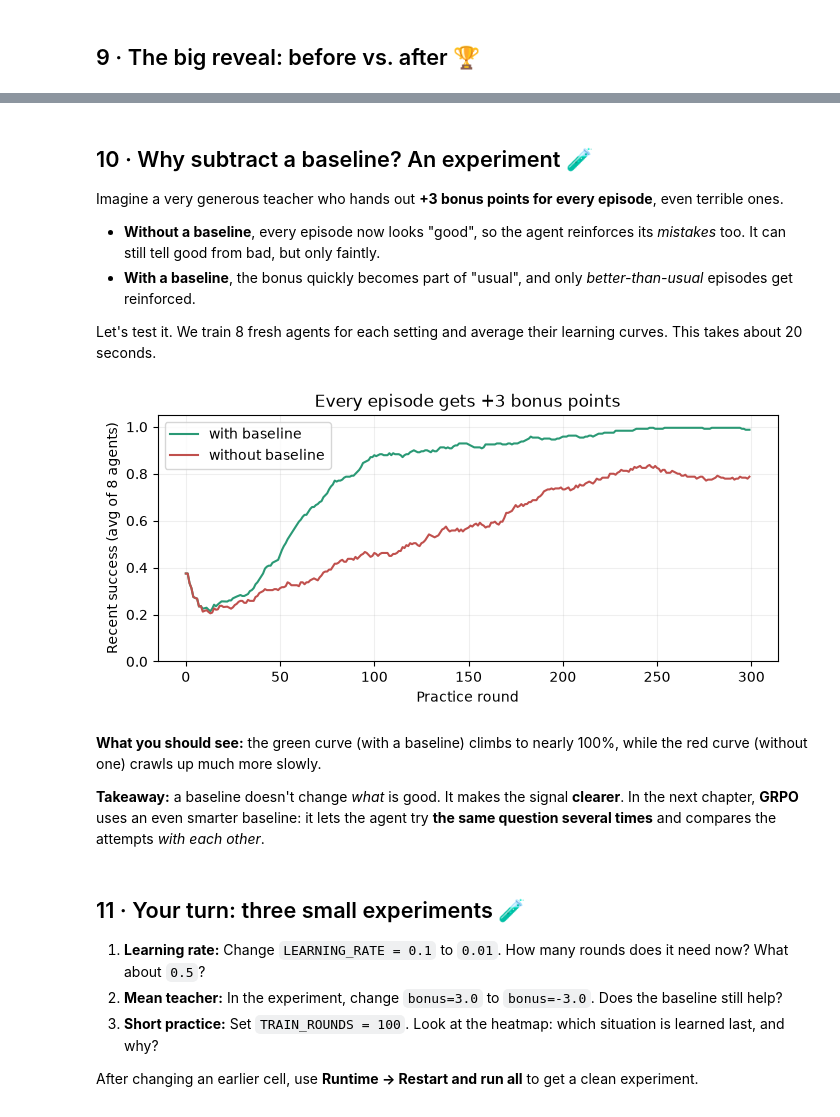
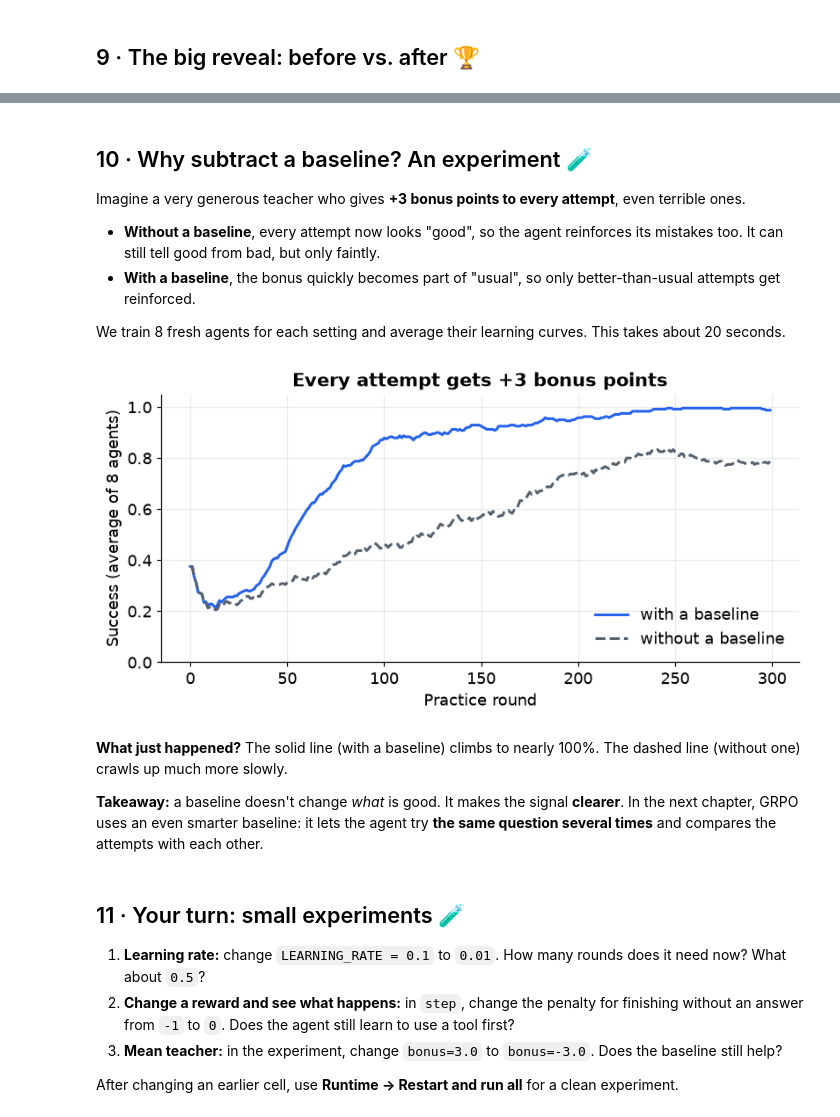
Before and after one commit to HamedKhosravi99/Train-Your-RL-Agent, a Jupyter notebook: notebooks/02_policy_gradient_reinforce.ipynb, the cells around one changed output, grey strips where cells are left out. Saved outputs shown, nothing was run; the diff lists cells and outputs as text; code cells hidden in the pictures.

```diff
--- a/notebooks/02_policy_gradient_reinforce.ipynb
+++ b/notebooks/02_policy_gradient_reinforce.ipynb
@@ -37,6 +39,9 @@ import matplotlib.pyplot as plt
 
 random.seed(0)
 torch.manual_seed(0)
+plt.rcParams.update({"figure.dpi": 110, "font.size": 12, "axes.titlesize": 14, "axes.titleweight": "bold",
+                     "axes.spines.top": False, "axes.spines.right": False})
+ACCENT, GREY, GOOD, BAD = "#2563EB", "#9AA4AE", "#16803C", "#C2413A"   # course colors
 
 buttons = ["Calculator", "Dictionary", "Reply", "Finish"]
 topics = ["math", "words", "chat"]
@@ -285,14 +300,14 @@ Each row is a situation; each column is a button. Darker = more likely.
 # %%
 with torch.no_grad():
     table = torch.softmax(policy, dim=1).numpy()
-fig, ax = plt.subplots(figsize=(7, 4))
-ax.imshow(table, cmap="Greens", vmin=0, vmax=1)
+fig, ax = plt.subplots(figsize=(7.5, 4.2))
+ax.imshow(table, cmap="Blues", vmin=0, vmax=1)
 ax.set_xticks(range(len(buttons)), buttons, rotation=20)
 ax.set_yticks(range(len(states)), [f"{t} · {s}" for t, s in states])
 for i in range(len(states)):
     for j in range(len(buttons)):
         ax.text(j, i, f"{table[i, j]:.0%}", ha="center", va="center",
-                color="white" if table[i, j] > 0.6 else "black", fontsize=9)
+                color="white" if table[i, j] > 0.6 else "#17202A", fontsize=11)
 ax.set_title("Learned probabilities")
 plt.tight_layout()
 plt.show()
@@ -320,12 +338,12 @@ After:  99% completed
 # %% [markdown]
 ## 10 · Why subtract a baseline? An experiment 🧪
 
-Imagine a very generous teacher who hands out **+3 bonus points for every episode**, even terrible ones.
+Imagine a very generous teacher who gives **+3 bonus points to every attempt**, even terrible ones.
 
-- **Without a baseline**, every episode now looks "good", so the agent reinforces its *mistakes* too. It can still tell good from bad, but only faintly.
-- **With a baseline**, the bonus quickly becomes part of "usual", and only *better-than-usual* episodes get reinforced.
+- **Without a baseline**, every attempt now looks "good", so the agent reinforces its mistakes too. It can still tell good from bad, but only faintly.
+- **With a baseline**, the bonus quickly becomes part of "usual", so only better-than-usual attempts get reinforced.
 
-Let's test it. We train 8 fresh agents for each setting and average their learning curves. This takes about 20 seconds.
+We train 8 fresh agents for each setting and average their learning curves. This takes about 20 seconds.
 # %%
 def train_agent(rounds=300, bonus=0.0, use_baseline=True, seed=0):
     random.seed(seed)
@@ -343,32 +361,32 @@ def train_agent(rounds=300, bonus=0.0, use_baseline=True, seed=0):
 # %%
 def smooth(wins, window=30):
     return [sum(wins[max(0, i-window+1):i+1]) / min(window, i+1) for i in range(len(wins))]
 
-plt.figure(figsize=(8, 3.2))
-for use_baseline, color in [(True, "#2A9975"), (False, "#C0504D")]:
+plt.figure(figsize=(8.5, 3.6))
+for use_baseline, color, style in [(True, ACCENT, "-"), (False, "#56616D", "--")]:
     curves = [smooth(train_agent(bonus=3.0, use_baseline=use_baseline, seed=s)[1]) for s in range(8)]
     mean_curve = [sum(c[i] for c in curves) / len(curves) for i in range(len(curves[0]))]
-    label = "with baseline" if use_baseline else "without baseline"
-    plt.plot(mean_curve, color=color, label=label)
+    label = "with a baseline" if use_baseline else "without a baseline"
+    plt.plot(mean_curve, color=color, linestyle=style, linewidth=2, label=label)
 plt.ylim(0, 1.05)
 plt.xlabel("Practice round")
-plt.ylabel("Recent success (avg of 8 agents)")
-plt.title("Every episode gets +3 bonus points")
-plt.legend()
-plt.grid(alpha=0.2)
+plt.ylabel("Success (average of 8 agents)")
+plt.title("Every attempt gets +3 bonus points")
+plt.legend(frameon=False)
+plt.grid(alpha=0.25)
 plt.show()
 # %% [output]
-[figure, old version]
+[figure, new version]
 # %% [markdown]
-**What you should see:** the green curve (with a baseline) climbs to nearly 100%, while the red curve (without one) crawls up much more slowly.
+**What just happened?** The solid line (with a baseline) climbs to nearly 100%. The dashed line (without one) crawls up much more slowly.
 
-**Takeaway:** a baseline doesn't change *what* is good. It makes the signal **clearer**. In the next chapter, **GRPO** uses an even smarter baseline: it lets the agent try **the same question several times** and compares the attempts *with each other*.
+**Takeaway:** a baseline doesn't change *what* is good. It makes the signal **clearer**. In the next chapter, GRPO uses an even smarter baseline: it lets the agent try **the same question several times** and compares the attempts with each other.
 # %% [markdown]
-## 11 · Your turn: three small experiments 🧪
+## 11 · Your turn: small experiments 🧪
 
-1. **Learning rate:** Change `LEARNING_RATE = 0.1` to `0.01`. How many rounds does it need now? What about `0.5`?
-2. **Mean teacher:** In the experiment, change `bonus=3.0` to `bonus=-3.0`. Does the baseline still help?
-3. **Short practice:** Set `TRAIN_ROUNDS = 100`. Look at the heatmap: which situation is learned last, and why?
+1. **Learning rate:** change `LEARNING_RATE = 0.1` to `0.01`. How many rounds does it need now? What about `0.5`?
+2. **Change a reward and see what happens:** in `step`, change the penalty for finishing without an answer from `-1` to `0`. Does the agent still learn to use a tool first?
+3. **Mean teacher:** in the experiment, change `bonus=3.0` to `bonus=-3.0`. Does the baseline still help?
 
-After changing an earlier cell, use **Runtime → Restart and run all** to get a clean experiment.
+After changing an earlier cell, use **Runtime → Restart and run all** for a clean experiment.
 # %% [markdown]
```
Also changed, not shown: parts of 36 cells of this notebook, 29 other files.
